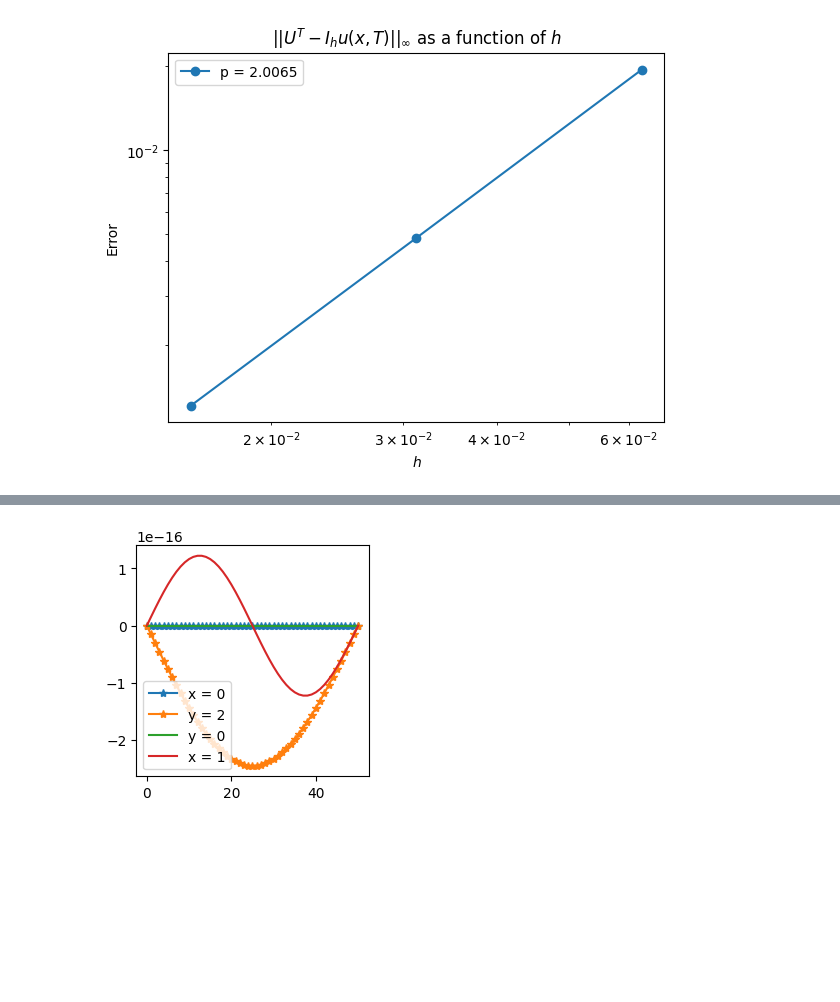
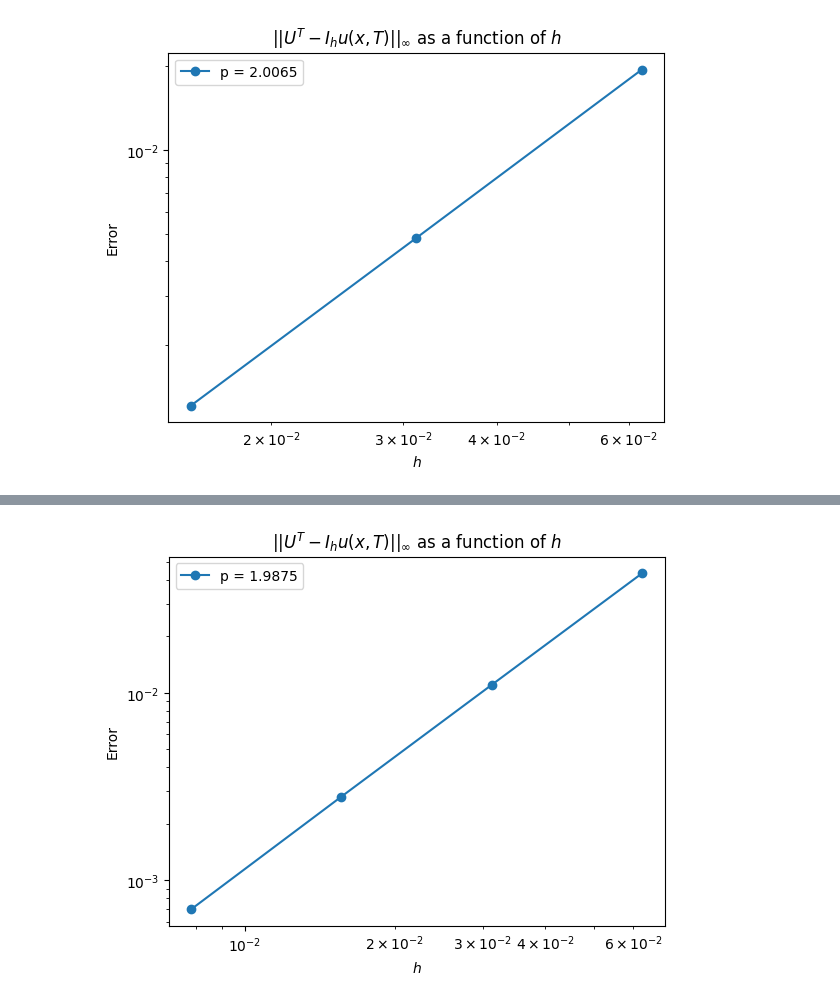
Before and after one commit to aledha/TMA4212-NumDiffDiff, a Jupyter notebook: Project 1/Proj1_code.ipynb, the cells around one changed output, grey strips where cells are left out. Saved outputs shown, nothing was run; the diff lists cells and outputs as text; code cells hidden in the pictures; blank space fills up the shorter version.

```diff
--- a/Project 1/Proj1_code.ipynb
+++ b/Project 1/Proj1_code.ipynb
@@ -310,46 +339,68 @@ M array:  [16 32 64]
+# %%
+def solver_phat(f, boundaries, a, M, N=M):
+    h = 1/M
+
+    alpha = a / h**2
+    beta = 1 / h**2
+    A = matrixmaker(alpha, beta, M, N)
+
+    g = dirichlet(boundaries, alpha, beta)
+    U_vec = np.linalg.solve(A, -g - f)
+    U = U_vec.reshape((N-1, M-1))
+    return U
 # %%
-M = 50
-h = 1/M
-k = 2*h
-r = 2
-a = 1
+a = 2
+
+def u_exact(x, y):
+    return np.sin(np.pi * x) * np.cos(np.pi * y)
+
+def f(x, y):
+    return np.pi**2 * ((a+1+r**2) * np.sin(np.pi * x) * np.cos(np.pi * y) + 2*r * np.cos(np.pi * x) * np.sin(np.pi * y))
 
 
-def u_exact(x, y):
-    return np.sin(np.pi * x) * np.sin(np.pi * y)
-U_exact = gridify(u_exact, M+1)
+r = np.pi
+k = h * r
 
-def f(x, y):
-    return np.pi**2 * ((-a-1-r**2) * np.sin(np.pi * x)* np.sin(np.pi * y) + 2*r * np.cos(np.pi * x)* np.cos(np.pi * y))
+num_points = 4
+Ms = 2**np.arange(4, 4+num_points)
+print("M array: ", Ms)
+hs = 1 / Ms
+a = 2
 
-x = np.linspace(0, 1, M+1)
-y = np.linspace(0, 2, M+1)
-xx, yy = np.meshgrid(x, y)
+errors = np.zeros(num_points)
 
-fvec = f(xx, yy)[1:-1, 1:-1]
-U_exact = u_exact(xx, yy)
+for i in range(num_points):
+    M = Ms[i]
+    h = hs[i]
+    k = h * r
 
-b = U_exact[0, :]
-t = U_exact[-1, :]
-l = U_exact[:, 0]
-r = U_exact[:, -1]
-boundaries = [l,t,r,b]
+    x = np.linspace(0, 1, M+1)
+    y = np.arange(0, 2+k, k)
 
+    N = len(y) - 1
+    print(N)
+    xx, yy = np.meshgrid(x, y)
+    U_exact = u_exact(xx, yy)
 
-b = U_exact[0, :]
-t = U_exact[-1, :]
-l = U_exact[:, 0]
-r = U_exact[:, -1]
-boundaries = [l,t,r,b]
-plt.figure(figsize = (3,3))
-plt.plot(l, '-*', label = 'x = 0')
-plt.plot(t, '-*', label = 'y = 2')
-plt.plot(b, '-', label = 'y = 0')
-plt.plot(r, '-', label = 'x = 1')
+    f_matrix = f(xx, yy)[1:-1, 1:-1]
+    f_vec = f_matrix.flatten()
+    U_exact = u_exact(xx, yy)
+
+    bottom = U_exact[0, :]
+    top = U_exact[-1, :]
+    left = U_exact[:, 0]
+    right = U_exact[:, -1]
+    boundaries = [left,top,right,bottom]
+
+    U = solver_phat(f_vec, boundaries, a, M, N)
+    errors[i] = np.max(np.abs(U - U_exact[1:-1, 1:-1]))
+
+order = np.polyfit(np.log(hs),np.log(errors), 1)[0]
+
+plt.loglog(hs, errors, '-o', label = 'p = {:.4f}'.format(order))
+plt.xlabel(r'$h$')
+plt.ylabel('Error')
+plt.title(r'$||U^T-I_hu(x,T)||_\infty$ as a function of $h$')
 plt.legend()
 plt.show()
-plt.imshow(U_exact)
-plt.show()
-U = solver(fvec.flatten(), boundaries, a, M)
-plt.imshow(U.reshape((M-1,M-1)))
 # %% [output]
@@ -356 +412 @@ plt.imshow(U.reshape((M-1,M-1)))
-[figure, old version]
+[figure, new version]
```
Also changed, not shown: parts of 5 cells of this notebook.
